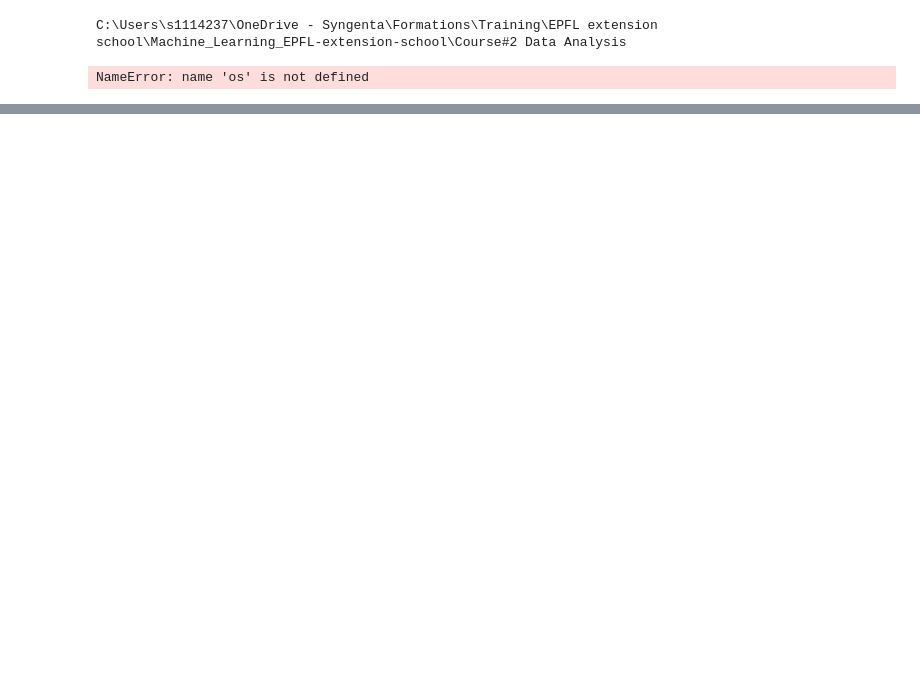
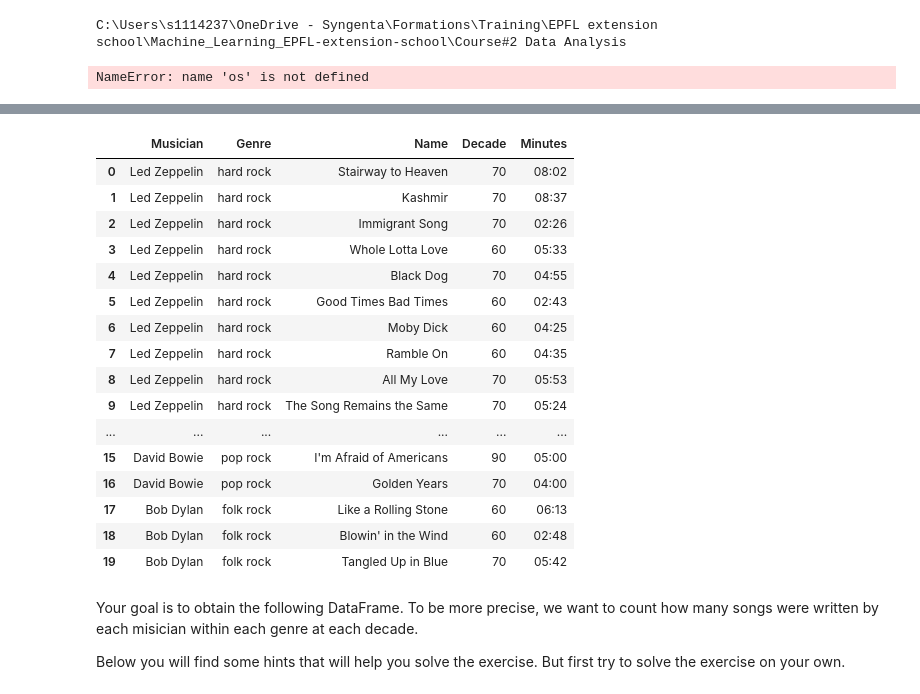
Before and after one commit to FlorieG/Machine_Learning_EPFL-extension-school, a Jupyter notebook: Course#2 Data Analysis/ManipulatingData.ipynb, the cells around one changed output, grey strips where cells are left out. Cells and saved outputs as stored; diff of their text form; code cells hidden in the pictures; blank space fills up the shorter version.

```diff
--- a/Course#2 Data Analysis/ManipulatingData.ipynb
+++ b/Course#2 Data Analysis/ManipulatingData.ipynb
@@ -15,0 +671,29 @@ NameError: name 'os' is not defined
+# %%
+
+import pandas as pd
+
+songs = pd.read_csv("Ressources/c2_songs.csv")
+songs
+# %% [output]
+|  | Musician | Genre | Name | Decade | Minutes |
+| 0 | Led Zeppelin | hard rock | Stairway to Heaven | 70 | 08:02 |
+| 1 | Led Zeppelin | hard rock | Kashmir | 70 | 08:37 |
+| 2 | Led Zeppelin | hard rock | Immigrant Song | 70 | 02:26 |
+| 3 | Led Zeppelin | hard rock | Whole Lotta Love | 60 | 05:33 |
+| 4 | Led Zeppelin | hard rock | Black Dog | 70 | 04:55 |
+| 5 | Led Zeppelin | hard rock | Good Times Bad Times | 60 | 02:43 |
+| 6 | Led Zeppelin | hard rock | Moby Dick | 60 | 04:25 |
+| 7 | Led Zeppelin | hard rock | Ramble On | 60 | 04:35 |
+| 8 | Led Zeppelin | hard rock | All My Love | 70 | 05:53 |
+| 9 | Led Zeppelin | hard rock | The Song Remains the Same | 70 | 05:24 |
+| ... | ... | ... | ... | ... | ... |
+| 15 | David Bowie | pop rock | I'm Afraid of Americans | 90 | 05:00 |
+| 16 | David Bowie | pop rock | Golden Years | 70 | 04:00 |
+| 17 | Bob Dylan | folk rock | Like a Rolling Stone | 60 | 06:13 |
+| 18 | Bob Dylan | folk rock | Blowin' in the Wind | 60 | 02:48 |
+| 19 | Bob Dylan | folk rock | Tangled Up in Blue | 70 | 05:42 |
+# %% [markdown]
+Your goal is to obtain the following DataFrame. To be more precise, we want to count how many songs were written by each misician within each genre at each decade.
+
+
+Below you will find some hints that will help you solve the exercise. But first try to solve the exercise on your own.
```
Also changed, not shown: parts of 149 cells of this notebook, 1 other file.
